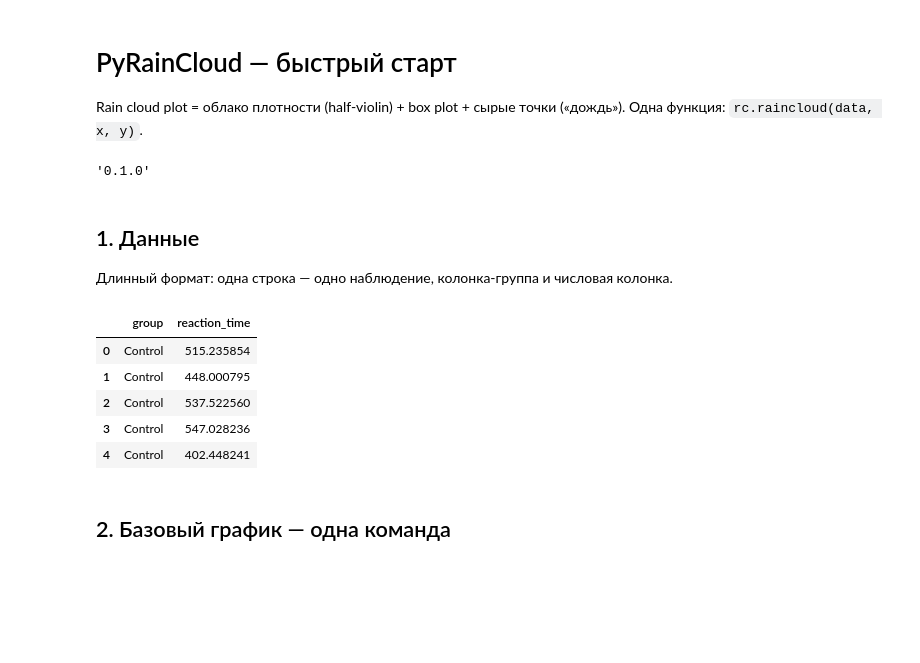
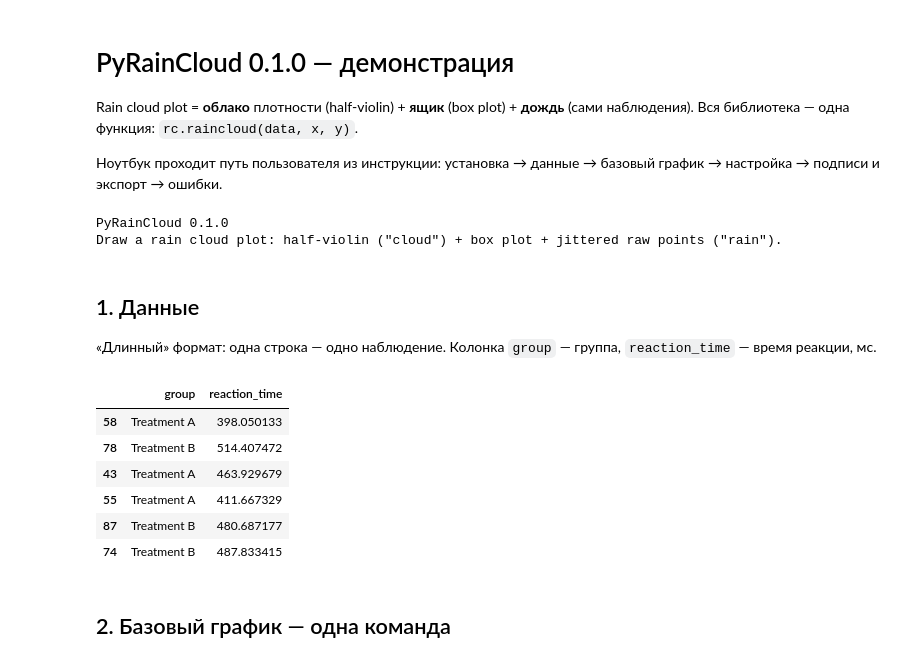
Before and after one commit to noki1928/PyRainCloud, a Jupyter notebook: examples/quickstart.ipynb, the cells around one changed output. Cells and saved outputs as stored; diff of their text form; code cells hidden in the pictures; blank space fills up the shorter version.

```diff
--- a/examples/quickstart.ipynb
+++ b/examples/quickstart.ipynb
@@ -1,37 +1,45 @@
 # %% [markdown]
-# PyRainCloud — быстрый старт
+# PyRainCloud 0.1.0 — демонстрация
 
-Rain cloud plot = облако плотности (half-violin) + box plot + сырые точки («дождь»). Одна функция: `rc.raincloud(data, x, y)`.
+Rain cloud plot = **облако** плотности (half-violin) + **ящик** (box plot) + **дождь** (сами наблюдения).
+Вся библиотека — одна функция: `rc.raincloud(data, x, y)`.
+
+Ноутбук проходит путь пользователя из инструкции: установка → данные → базовый график → настройка → подписи и экспорт → ошибки.
-# %%
-import matplotlib.pyplot as plt
-import numpy as np
-import pandas as pd
-
-import pyraincloud as rc
-
-rc.__version__
-# %% [output]
-'0.1.0'
+# %%
+%config InlineBackend.figure_format = "retina"
+from pathlib import Path
+
+import pyraincloud as rc
+
+IMAGES = Path("../docs/images")  # графики для README и инструкции
+print("PyRainCloud", rc.__version__)
+print(rc.raincloud.__doc__.split("Parameters")[0].strip())
+# %% [output]
+PyRainCloud 0.1.0
+Draw a rain cloud plot: half-violin ("cloud") + box plot + jittered raw points ("rain").
 # %% [markdown]
 ## 1. Данные
-Длинный формат: одна строка — одно наблюдение, колонка-группа и числовая колонка.
+
+«Длинный» формат: одна строка — одно наблюдение. Колонка `group` — группа, `reaction_time` — время реакции, мс.
 # %%
+import numpy as np
+import pandas as pd
+
 rng = np.random.default_rng(42)
-df = pd.DataFrame(
-    {
-        "group": ["Control"] * 30 + ["Treatment A"] * 30 + ["Treatment B"] * 30,
-        "reaction_time": np.concatenate(
-            [rng.normal(500, 50, 30), rng.normal(450, 60, 30), rng.normal(480, 55, 30)]
-        ),
-    }
-)
-df.head()
+df = pd.DataFrame({
+    "group": ["Control"] * 30 + ["Treatment A"] * 30 + ["Treatment B"] * 30,
+    "reaction_time": np.concatenate([rng.normal(500, 50, 30),
+                                     rng.normal(450, 60, 30),
+                                     rng.normal(480, 55, 30)]),
+})
+df.sample(6, random_state=1)
 # %% [output]
 |  | group | reaction_time |
-| 0 | Control | 515.235854 |
-| 1 | Control | 448.000795 |
-| 2 | Control | 537.522560 |
-| 3 | Control | 547.028236 |
-| 4 | Control | 402.448241 |
+| 58 | Treatment A | 398.050133 |
+| 78 | Treatment B | 514.407472 |
+| 43 | Treatment A | 463.929679 |
+| 55 | Treatment A | 411.667329 |
+| 87 | Treatment B | 480.687177 |
+| 74 | Treatment B | 487.833415 |
 # %% [markdown]
 ## 2. Базовый график — одна команда
```
Also changed, not shown: parts of 19 cells of this notebook, 26 other files.
